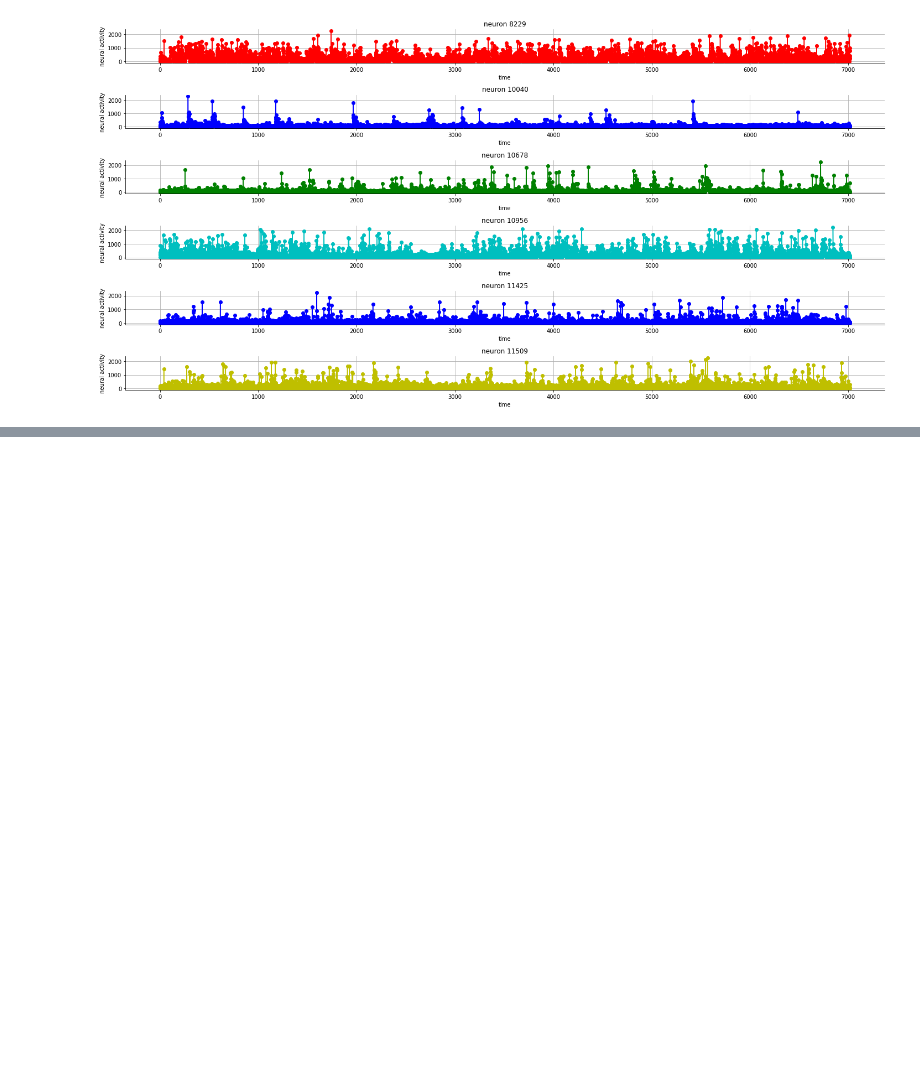
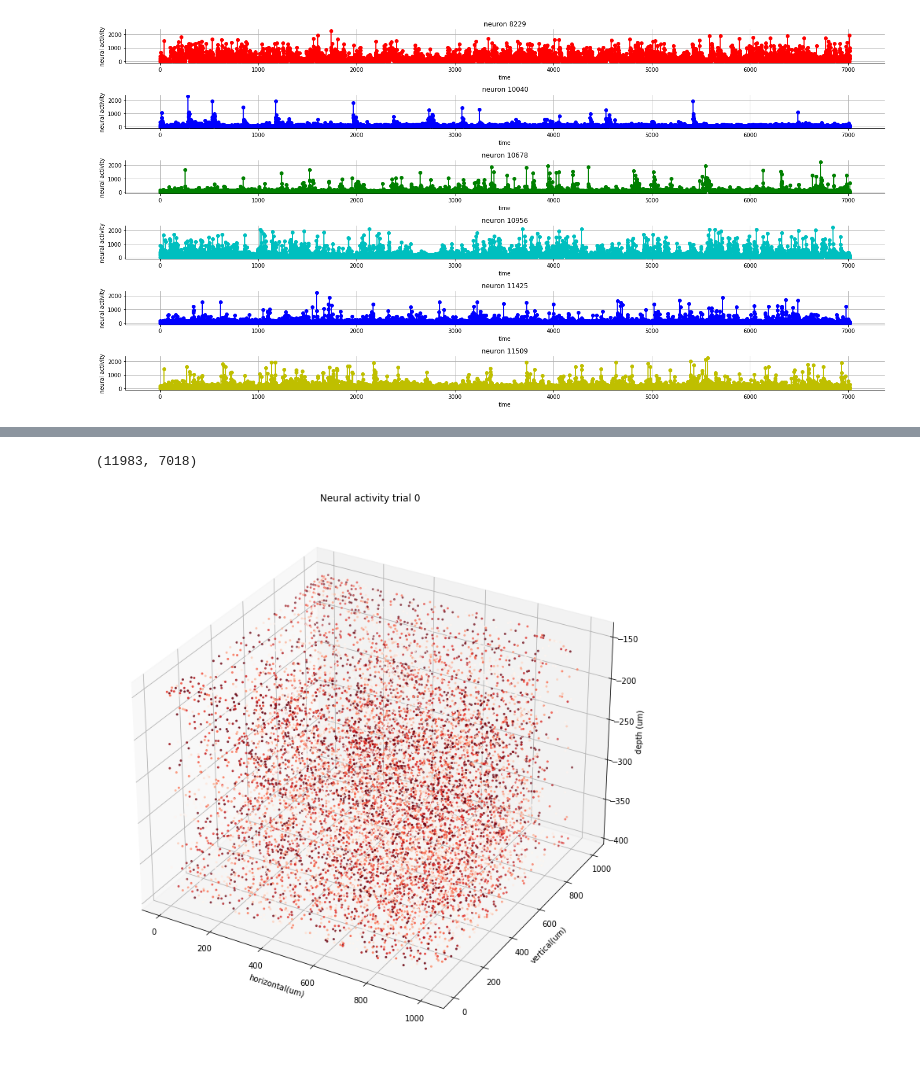
Before and after one commit to CristianLazoQuispe/Stringer-project, a Jupyter notebook: Notebooks/spontaneous/02.Spontaneous_EDA.ipynb, the cells around one changed output, grey strips where cells are left out. Drawn from its saved outputs; the diff is of its cells as text; code cells hidden in the pictures; blank space fills up the shorter version.

```diff
--- a/Notebooks/spontaneous/02.Spontaneous_EDA.ipynb
+++ b/Notebooks/spontaneous/02.Spontaneous_EDA.ipynb
@@ -314,0 +138,27 @@ plt.show()
+# %%
+dat['sresp'].shape
+# %% [output]
+(11983, 7018)
+# %%
+# @title plot the 3D positions of all neurons with neural activity
+
+from mpl_toolkits.mplot3d import Axes3D
+from matplotlib import cm
+
+x, y, z = dat['xyz']
+intensity = dat['sresp'][:,0]
+#intensity[intensity>96.9262748718262] = 96.9262748718262
+
+zunq, iunq = np.unique(intensity, return_inverse=True)
+xc = np.linspace(0.0, 1.0, len(zunq))
+cmap = cm.get_cmap('Reds')(xc)
+
+fig = plt.figure(figsize=(10, 10))
+ax = fig.add_subplot(111, projection='3d')
+ax.scatter(x[::-1], y[::-1], z[::-1], 'o', s=4, c=cmap[iunq])
+ax.set(xlabel='horizontal(um)', ylabel='vertical(um)', zlabel='depth (um)')
+plt.title('Neural activity trial 0')
+
+plt.show()
+# %% [output]
+[figure, added]
```
Also changed, not shown: parts of 58 cells of this notebook, 3 other files.
